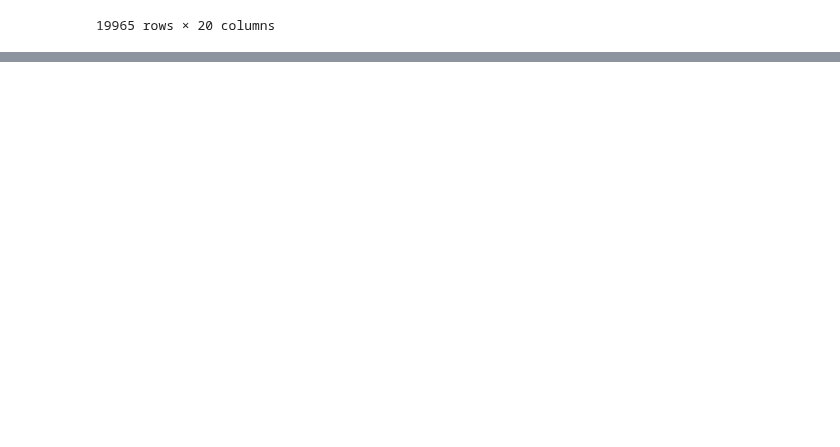
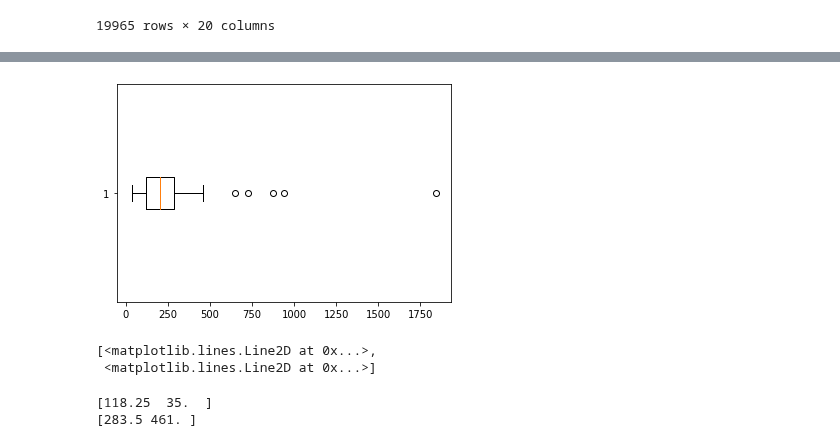
Before and after one commit to Adibank/DPDM, a Jupyter notebook: Project.ipynb, the cells around one changed output, grey strips where cells are left out. Drawn from its saved outputs; the diff is of its cells as text; code cells hidden in the pictures; blank space fills up the shorter version.

```diff
--- a/Project.ipynb
+++ b/Project.ipynb
@@ -137,0 +273,15 @@ merged_table
+# %%
+ret = plt.boxplot(merged_table_nm['จำนวนครั้งที่เกิดเหตุ'],vert=False)
+# %% [output]
+[figure, added]
+# %%
+ret['whiskers']
+# %% [output]
+[<matplotlib.lines.Line2D at 0x...>,
+ <matplotlib.lines.Line2D at 0x...>]
+# %%
+print(ret['whiskers'][0].get_xdata()) #เราปริ้นออกมาดูเพื่อหาขอบเขตมากสุดและน้อยสุดของ whiskers
+print(ret['whiskers'][1].get_xdata())
+# %% [output]
+[118.25  35.  ]
+[283.5 461. ]
```
Also changed, not shown: parts of 21 cells of this notebook.
